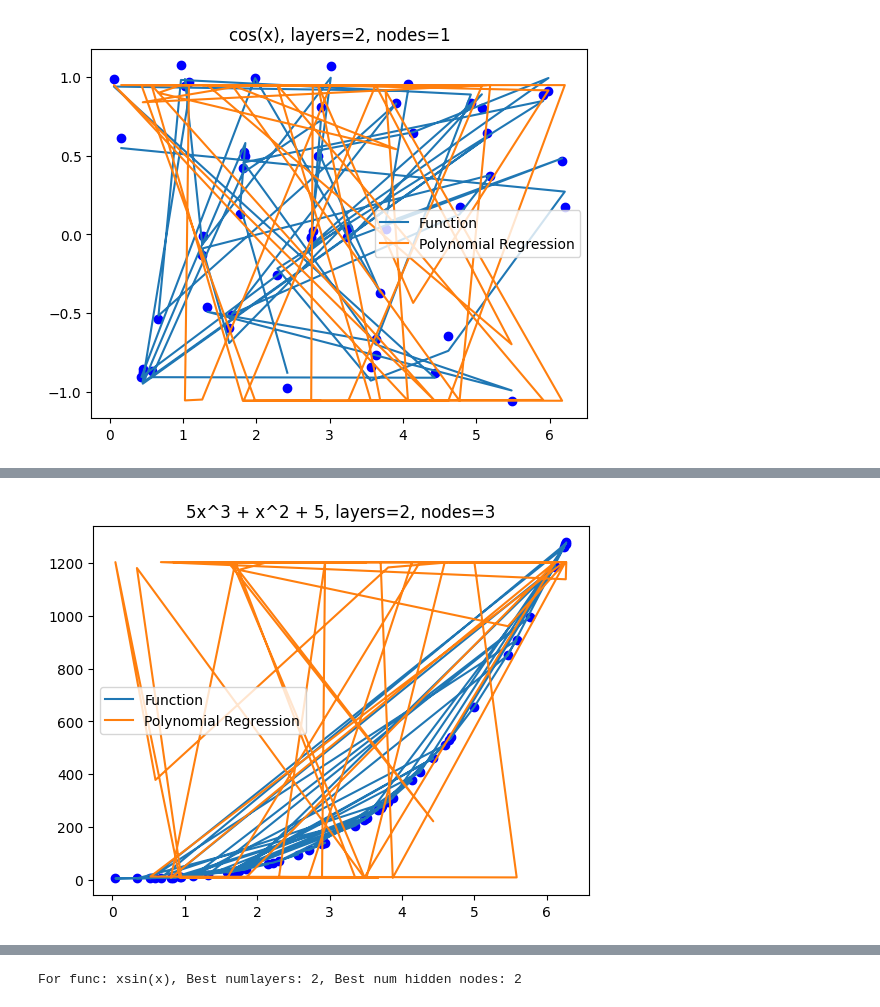
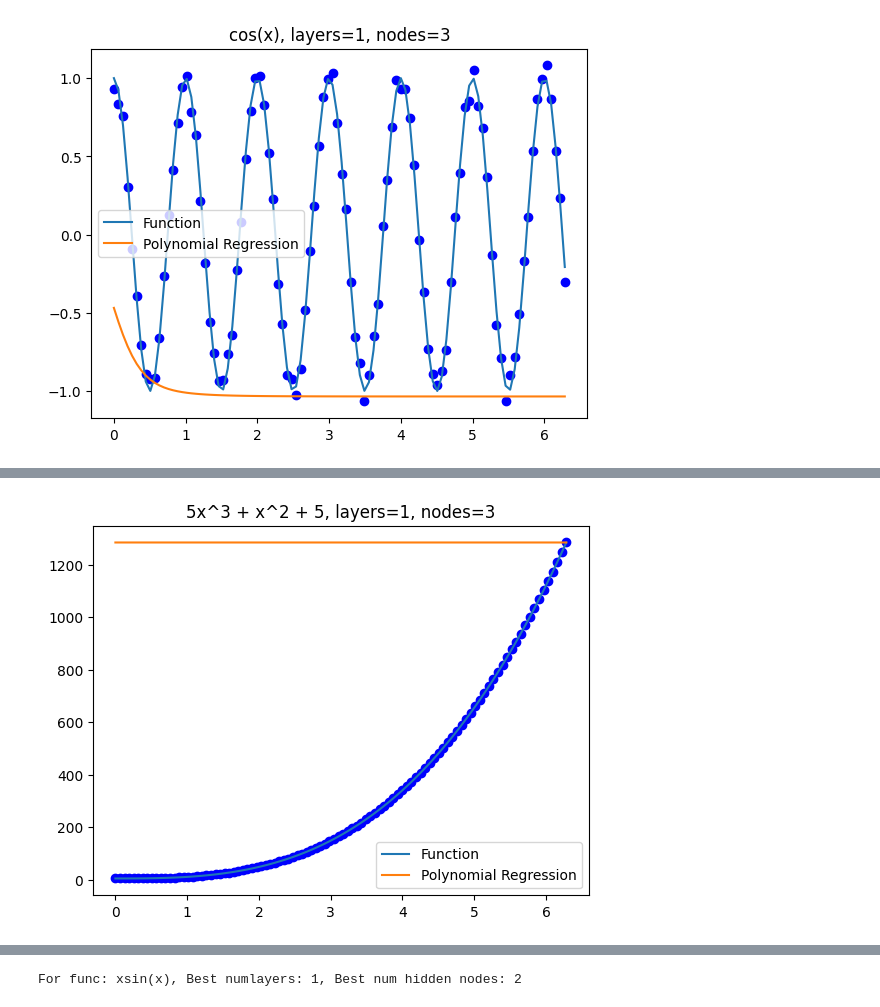
Before and after one commit to wbondarchuk/Neurals, a Jupyter notebook: NN.ipynb, the cells around one changed output, grey strips where cells are left out. Saved outputs shown, nothing was run; the diff lists cells and outputs as text; code cells hidden in the pictures.

```diff
--- a/NN.ipynb
+++ b/NN.ipynb
@@ -228,19 +228,14 @@ def func3(x):
 
 
 # Функция для создания выборки с заданной функцией и ошибками измерения
-def generate_sample(func, error_type, size=50):
-    x = np.random.uniform(0, 2 * np.pi, size)  # Генерация x с равномерным распределением
-    y_true = func(x)
-
-    if error_type == 'uniform':
-        noise = np.random.uniform(-0.1, 0.1, size)
-    elif error_type == 'normal':
-        noise = np.random.normal(0, 0.1, size)
+def generate_data(func, error_type="uniform", scale=0.1):
+    x = np.linspace(0, 2 * np.pi, 100)
+    if error_type == "uniform":
+        error = np.random.uniform(-scale, scale, len(x))
     else:
-        noise = np.zeros(size)
-
-    y_noisy = y_true + noise
-    return x, y_noisy
+        error = np.random.normal(0, scale, len(x))
+    y = func(x) + error
+    return x, y
 # %%
 def find_best_model(models, x, y, folds=5):
     best_mse = float("inf")
@@ -319,13 +314,13 @@ for func, func_name in [
             for layers in num_hidden_layers_values
         ]
     ).reshape(-1)
-    x, y = generate_sample(func, 'uniform')
+    x, y = generate_data(func)
     min_val = np.min(y)
     max_val = np.max(y)
     y_norm = (y - min_val) / (max_val - min_val)
     model = find_best_model(models, x, y, 2)
     model.fit(x, y)
-    y_pred = model.predict(x)
+    y_pred_norm = model.predict(x)
     y_pred = y_pred_norm * (max_val - min_val) + min_val
     best_num_hidden_layers = get_num_hidden_layers(model)
     best_num_hidden_nodes = get_num_hidden_nodes(model)
@@ -362 +357 @@ Epoch 200/200, Loss: 0.4569387731667395
-[figure, old version]
+[figure, new version]
@@ -380 +375 @@ Epoch 200/200, Loss: 285897.25233447575
-[figure, old version]
+[figure, new version]
@@ -399 +394 @@ Epoch 200/200, Loss: 5.561808026109005
-For func: xsin(x), Best numlayers: 2, Best num hidden nodes: 2
+For func: xsin(x), Best numlayers: 1, Best num hidden nodes: 2
```
Also changed, not shown: parts of 3 cells of this notebook.
